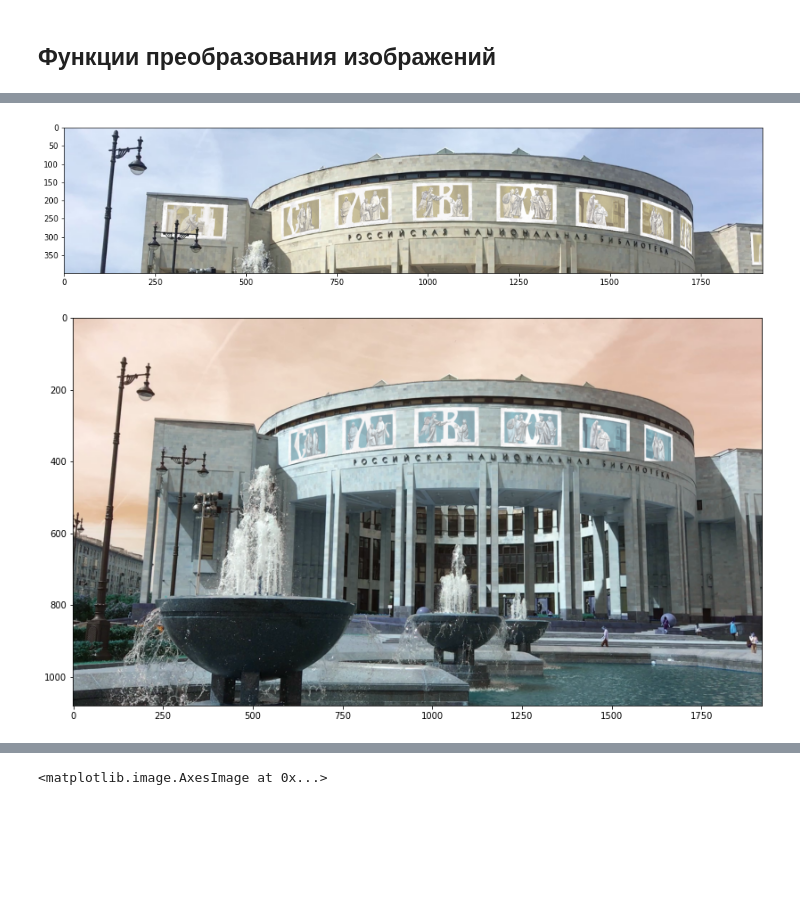
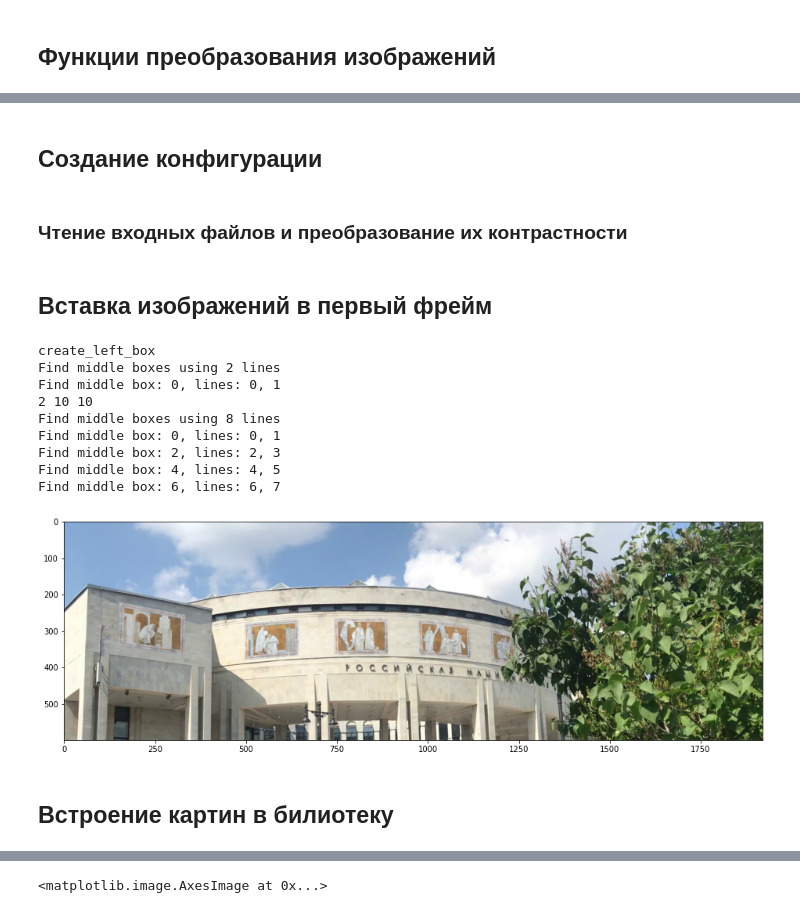
Before and after one commit to IvanHod/insert_images, a Jupyter notebook: диплом Насти.ipynb, the cells around one changed output, grey strips where cells are left out. Saved outputs shown, nothing was run; the diff lists cells and outputs as text; code cells hidden in the pictures; blank space fills up the shorter version.

Commit message:
refactoring code and plot transformations

```diff
--- a/диплом Насти.ipynb
+++ b/диплом Насти.ipynb
@@ -352,0 +426,3 @@ imshow(img_source_mask[:450])
+# %%
+boxes = create_boxes(img_source_mask, config=images_config[index])
+insert_boxes(img_source, boxes)
@@ -484,0 +658,6 @@ def insert_right_pic(img, pic, box):
+# %%
+index = 3
+img_source_mask = cv2.imread(f'data/mask/video-{index}.png')
+img_source = cv2.imread(f'data/zero-frames/video-{index}.png')
+
+imshow(img_source_mask, img_source)
@@ -484,0 +666,2 @@ def insert_right_pic(img, pic, box):
+# %% [markdown]
+## Создание конфигурации
@@ -485,15 +715,49 @@ def insert_right_pic(img, pic, box):
+# %% [markdown]
+### Чтение входных файлов и преобразование их контрастности
+# %%
+input_images = []
+for i in range(1, 10):
+    img = cv2.imread(f'data/{i}.jpg')
+    input_images.append(img)
+    for config_id, config in images_config.items():
+        dark_coef = config['dark'][i - 1]
+        if dark_coef > 0:
+            img = (img.astype('float32') * (1 - dark_coef)).astype('uint8')
+
+        config['images'].append(img)
+# %% [markdown]
+## Вставка изображений в первый фрейм
 # %%
 img_work = img_source.copy()
+boxes = create_boxes(img_source_mask, config=images_config[index])
 
-img_work = insert_left_pic(img_work, input_images[0], box=boxes['left'], linear=True)
-img_work = insert_right_pic(img_work, input_images[-1], box=boxes['right'])
-for i, (pic, box) in enumerate(zip(input_images[1:-1], boxes['middle'])):
-#     if i != 2: continue
-    img_work = insert_left_pic(img_work, pic, box=box, linear=False)
-#     break
+config = images_config[index]
 
+if boxes['left'] is not None:
+    img_work = insert_left_pic(img_work, config['images'][0], config=config, box=boxes['left'],
+                               linear=True, img_index=0)
+if boxes['right'] is not None:
+    img_work = insert_right_pic(img_work, config['images'][-1], config=config, box=boxes['right'])
+
+indices = list(filter(lambda i: config['dark'][i] > 0, range(1, 8)))
+images = list(map(lambda v: config['images'][v], indices))
+for i, pic, box in zip(indices, images, boxes['middle']):
+    img_work = insert_left_pic(img_work, pic, box=box, config=config, linear=False, img_index=i)
+
+if config['right-path']:
+    img_work = img_work[:, :-20, :]
 
 # plt.imsave('out.png', cv2.cvtColor(img_work, cv2.COLOR_RGB2BGR))
-imshow(cv2.cvtColor(img_work[100:500, :], cv2.COLOR_RGB2BGR))
+imshow(img_work[:600, :])
+# insert_boxes(img_work, boxes)
 # %% [output]
+create_left_box
+Find middle boxes using 2 lines
+Find middle box: 0, lines: 0, 1
+2 10 10
+Find middle boxes using 8 lines
+Find middle box: 0, lines: 0, 1
+Find middle box: 2, lines: 2, 3
+Find middle box: 4, lines: 4, 5
+Find middle box: 6, lines: 6, 7
-[figure, old version]
+[figure, new version]
@@ -515,6 +764,2 @@ for i, (points, pic) in enumerate(zip(points_list, input_images[:7])):
-# %%
-_, ax = plt.subplots(1, 1, figsize=(14, 8))
-ax.imshow(img_work)
-plt.imsave('out.png', img_work)
-# %% [output]
-[figure, removed]
+# %% [markdown]
+## Встроение картин в билиотеку
```
Also changed, not shown: parts of 41 cells of this notebook, 5 other files.
